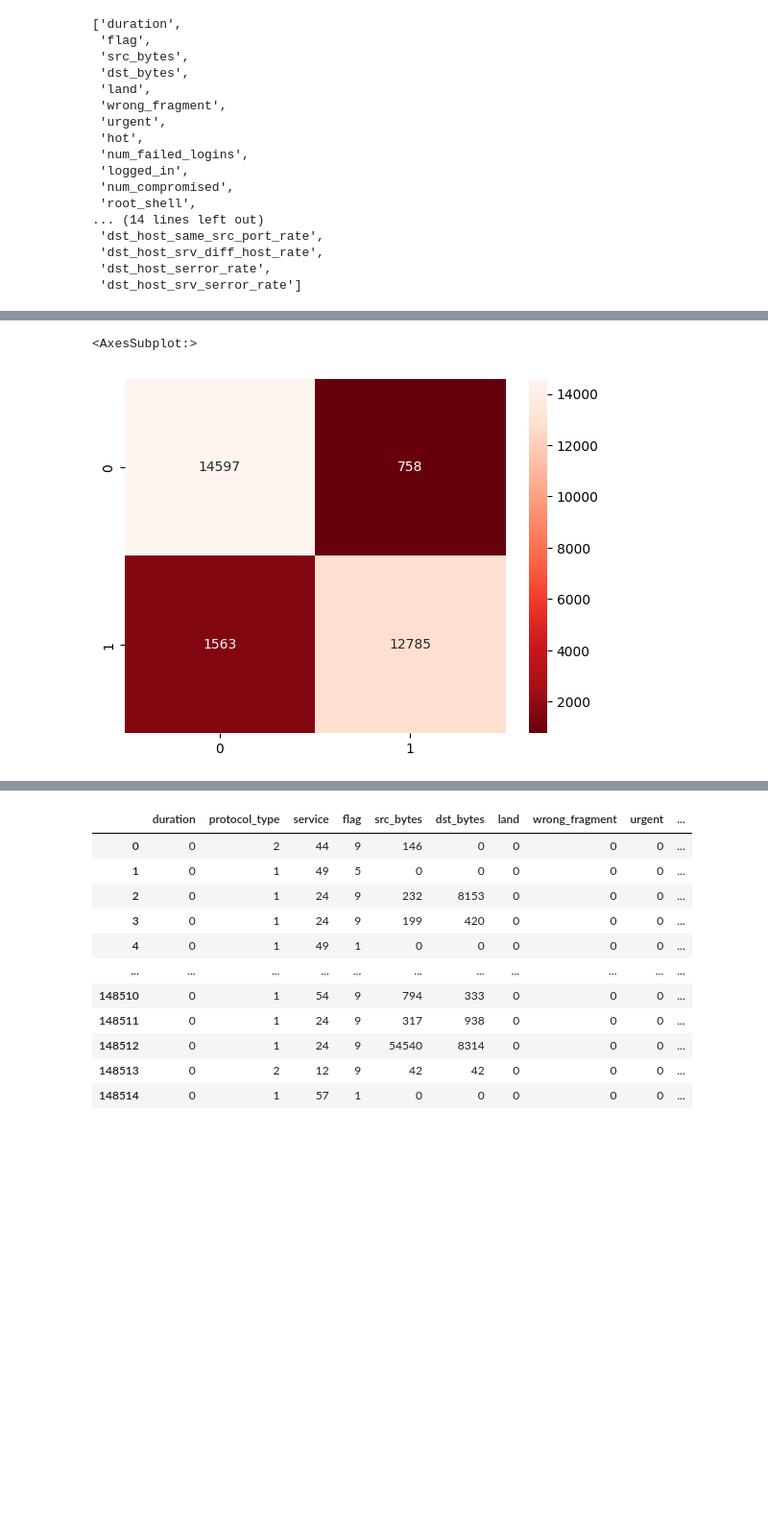
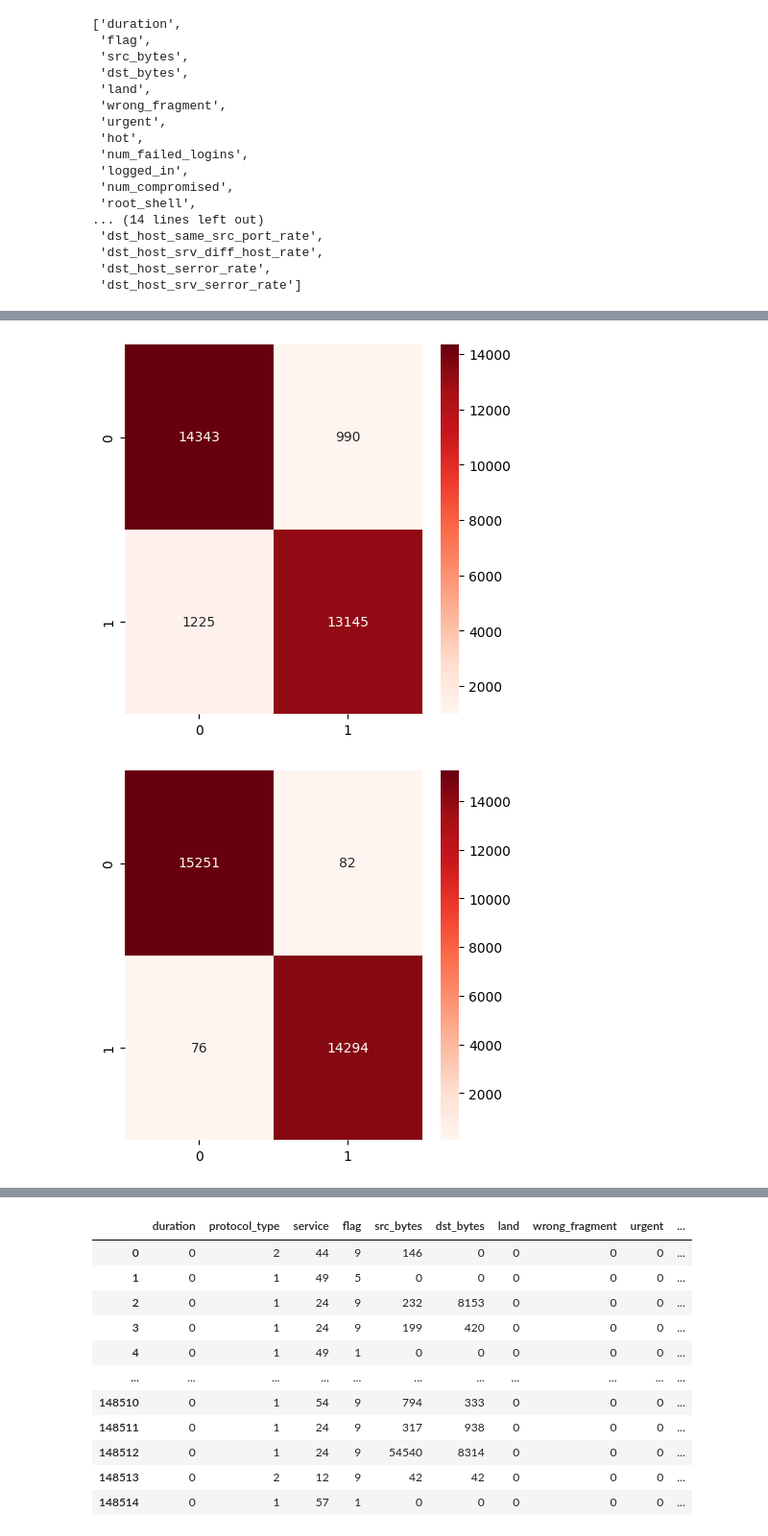
Before and after one commit to ShadowMend/zavrsni_rad, a Jupyter notebook: prediction_model.ipynb, the cells around one changed output, grey strips where cells are left out. Shown at 96% size. Drawn from its saved outputs; the diff is of its cells as text; code cells hidden in the pictures; blank space fills up the shorter version.

```diff
--- a/prediction_model.ipynb
+++ b/prediction_model.ipynb
@@ -729,9 +707,3 @@ print(classification_report(y_test, knn_predict))
     accuracy                           0.92     29703
    macro avg       0.92      0.92      0.92     29703
 weighted avg       0.92      0.92      0.92     29703
-# %%
-conf_matrix_knn=confusion_matrix(y_test, knn_predict)
-sns.heatmap(conf_matrix_knn, annot=True, cmap='Reds_r', fmt="d")
-# %% [output]
-<AxesSubplot:>
-[figure, removed]
@@ -737,0 +712,7 @@ sns.heatmap(conf_matrix_knn, annot=True, cmap='Reds_r', fmt="d")
+# %%
+for p in predictions:
+    plt.figure(figsize=(5, 5))
+    conf_matrix(p, 'Reds')
+# %% [output]
+[figure, added]
+[figure, added]
```
Also changed, not shown: parts of 24 cells of this notebook.
